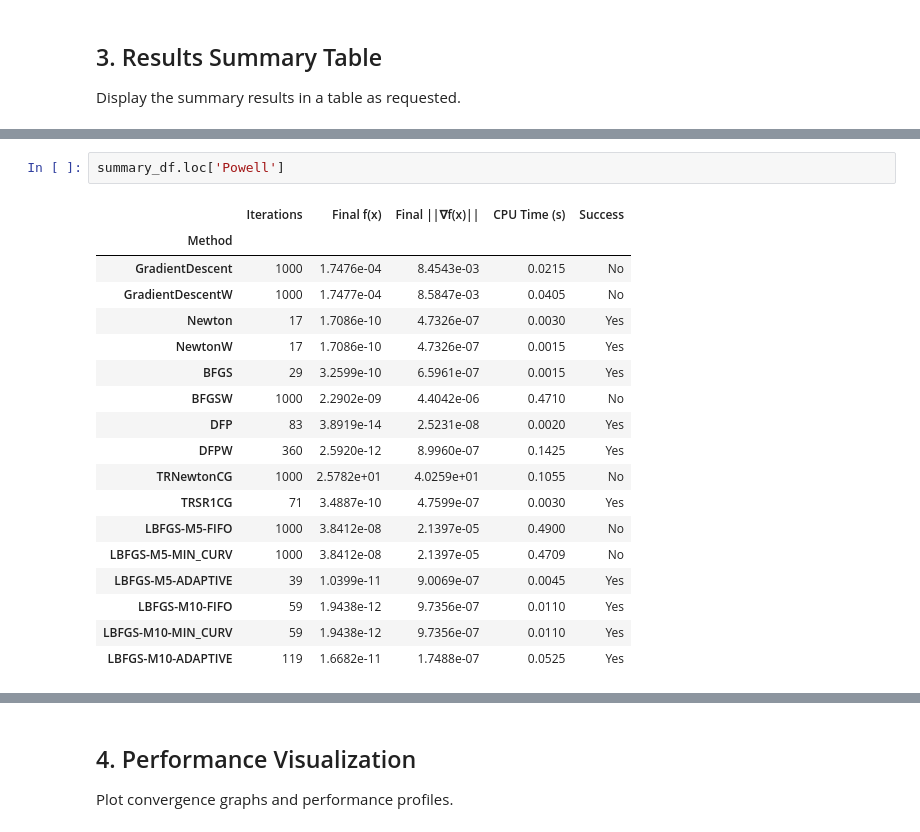
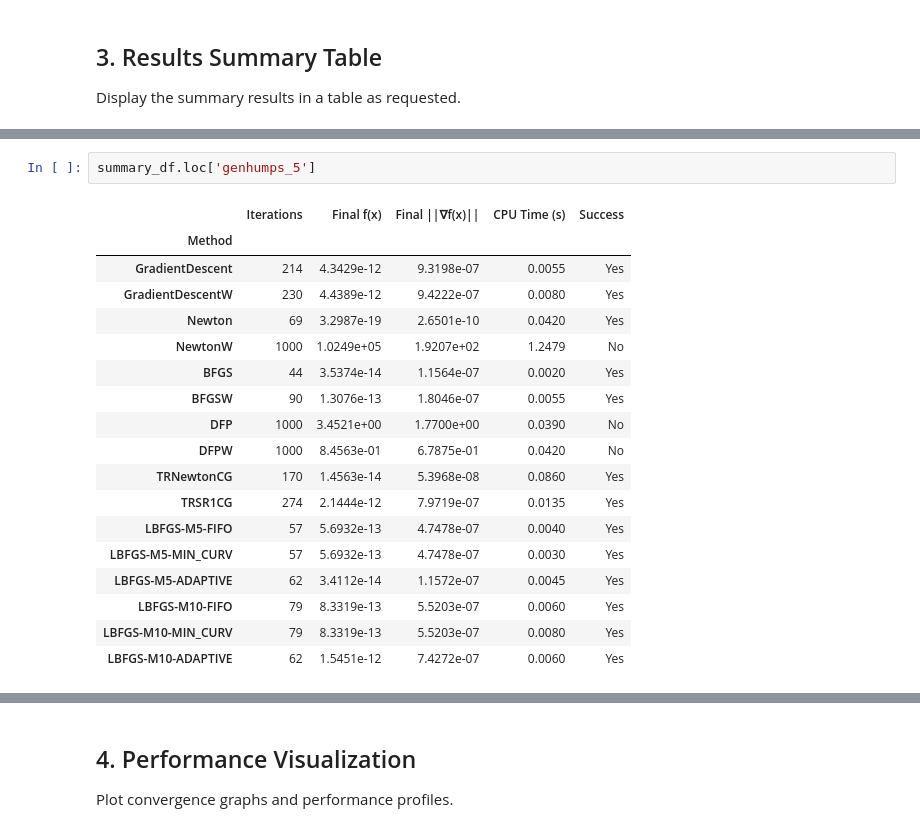
Before and after one commit to Will-Wei7/ioe511_project_final, a Jupyter notebook: main.ipynb, the cells around one changed output, grey strips where cells are left out. Saved outputs shown, nothing was run; the diff lists cells and outputs as text.

```diff
--- a/main.ipynb
+++ b/main.ipynb
@@ -291,21 +282,21 @@ Unique values in Method level: Index(['GradientDescent', 'GradientDescentW', 'Ne
 # %%
-summary_df.loc['Powell']
+summary_df.loc['genhumps_5']
 # %% [output]
 |  | Iterations | Final f(x) | Final ||∇f(x)|| | CPU Time (s) | Success |
 | Method |  |  |  |  |  |
-| GradientDescent | 1000 | 1.7476e-04 | 8.4543e-03 | 0.0215 | No |
-| GradientDescentW | 1000 | 1.7477e-04 | 8.5847e-03 | 0.0405 | No |
-| Newton | 17 | 1.7086e-10 | 4.7326e-07 | 0.0030 | Yes |
-| NewtonW | 17 | 1.7086e-10 | 4.7326e-07 | 0.0015 | Yes |
-| BFGS | 29 | 3.2599e-10 | 6.5961e-07 | 0.0015 | Yes |
-| BFGSW | 1000 | 2.2902e-09 | 4.4042e-06 | 0.4710 | No |
-| DFP | 83 | 3.8919e-14 | 2.5231e-08 | 0.0020 | Yes |
-| DFPW | 360 | 2.5920e-12 | 8.9960e-07 | 0.1425 | Yes |
-| TRNewtonCG | 1000 | 2.5782e+01 | 4.0259e+01 | 0.1055 | No |
-| TRSR1CG | 71 | 3.4887e-10 | 4.7599e-07 | 0.0030 | Yes |
-| LBFGS-M5-FIFO | 1000 | 3.8412e-08 | 2.1397e-05 | 0.4900 | No |
-| LBFGS-M5-MIN_CURV | 1000 | 3.8412e-08 | 2.1397e-05 | 0.4709 | No |
-| LBFGS-M5-ADAPTIVE | 39 | 1.0399e-11 | 9.0069e-07 | 0.0045 | Yes |
-| LBFGS-M10-FIFO | 59 | 1.9438e-12 | 9.7356e-07 | 0.0110 | Yes |
-| LBFGS-M10-MIN_CURV | 59 | 1.9438e-12 | 9.7356e-07 | 0.0110 | Yes |
-| LBFGS-M10-ADAPTIVE | 119 | 1.6682e-11 | 1.7488e-07 | 0.0525 | Yes |
+| GradientDescent | 214 | 4.3429e-12 | 9.3198e-07 | 0.0055 | Yes |
+| GradientDescentW | 230 | 4.4389e-12 | 9.4222e-07 | 0.0080 | Yes |
+| Newton | 69 | 3.2987e-19 | 2.6501e-10 | 0.0420 | Yes |
+| NewtonW | 1000 | 1.0249e+05 | 1.9207e+02 | 1.2479 | No |
+| BFGS | 44 | 3.5374e-14 | 1.1564e-07 | 0.0020 | Yes |
+| BFGSW | 90 | 1.3076e-13 | 1.8046e-07 | 0.0055 | Yes |
+| DFP | 1000 | 3.4521e+00 | 1.7700e+00 | 0.0390 | No |
+| DFPW | 1000 | 8.4563e-01 | 6.7875e-01 | 0.0420 | No |
+| TRNewtonCG | 170 | 1.4563e-14 | 5.3968e-08 | 0.0860 | Yes |
+| TRSR1CG | 274 | 2.1444e-12 | 7.9719e-07 | 0.0135 | Yes |
+| LBFGS-M5-FIFO | 57 | 5.6932e-13 | 4.7478e-07 | 0.0040 | Yes |
+| LBFGS-M5-MIN_CURV | 57 | 5.6932e-13 | 4.7478e-07 | 0.0030 | Yes |
+| LBFGS-M5-ADAPTIVE | 62 | 3.4112e-14 | 1.1572e-07 | 0.0045 | Yes |
+| LBFGS-M10-FIFO | 79 | 8.3319e-13 | 5.5203e-07 | 0.0060 | Yes |
+| LBFGS-M10-MIN_CURV | 79 | 8.3319e-13 | 5.5203e-07 | 0.0080 | Yes |
+| LBFGS-M10-ADAPTIVE | 62 | 1.5451e-12 | 7.4272e-07 | 0.0060 | Yes |
```
Also changed, not shown: parts of 5 cells of this notebook.
